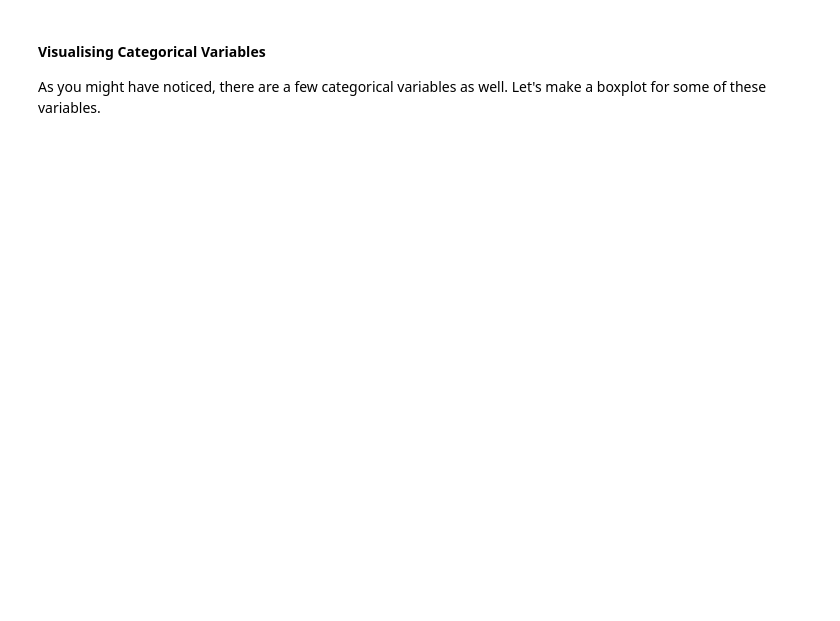
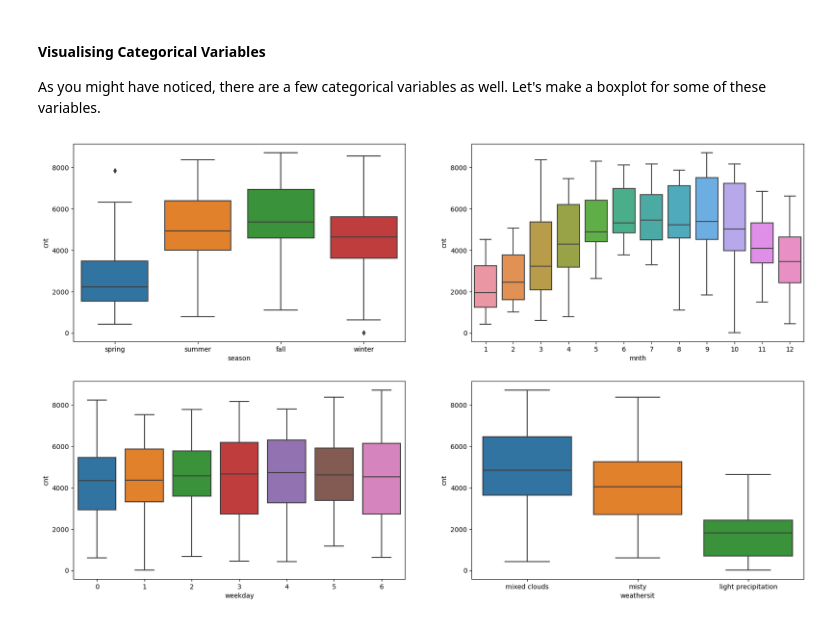
Before and after one commit to RavishankarDuMCA10/BikeSharingCaseStudy, a Jupyter notebook: BikeSharing.ipynb, the cells around one changed output. Drawn from its saved outputs; the diff is of its cells as text; code cells hidden in the pictures; blank space fills up the shorter version.

```diff
--- a/BikeSharing.ipynb
+++ b/BikeSharing.ipynb
@@ -604,3 +606,17 @@ plt.close()
 #### Visualising Categorical Variables
 
 As you might have noticed, there are a few categorical variables as well. Let's make a boxplot for some of these variables.
+# %%
+# visualising the categorical variables
+plt.figure(figsize = (20, 12))
+plt.subplot(2, 2, 1)
+sns.boxplot(x='season', y='cnt', data=bike)
+plt.subplot(2, 2, 2)
+sns.boxplot(x='mnth', y='cnt', data=bike)
+plt.subplot(2, 2, 3)
+sns.boxplot(x='weekday', y='cnt', data=bike)
+plt.subplot(2, 2, 4)
+sns.boxplot(x='weathersit', y='cnt', data=bike)
+plt.show()
+# %% [output]
+[figure, added]
```
Also changed, not shown: parts of 50 cells of this notebook.
